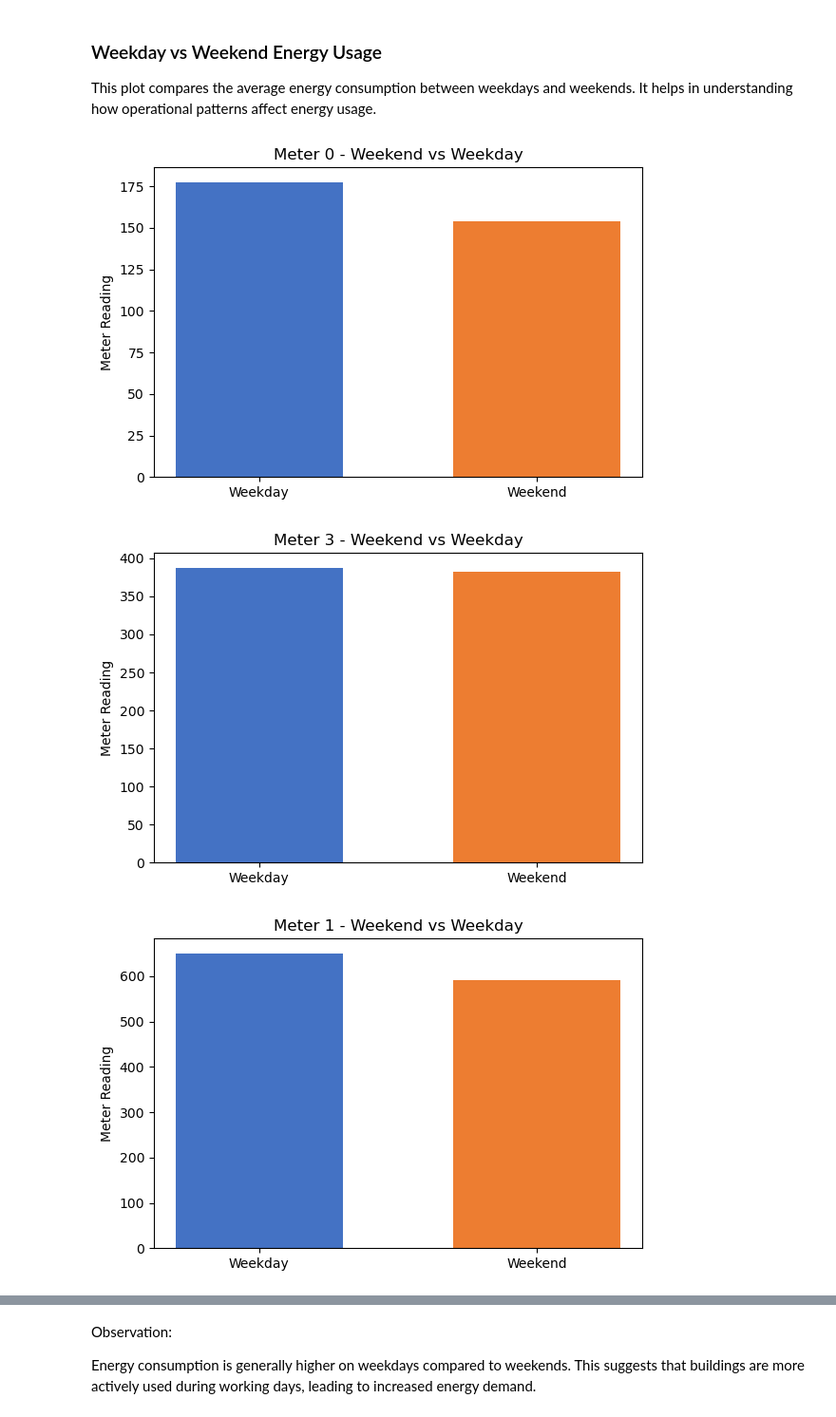
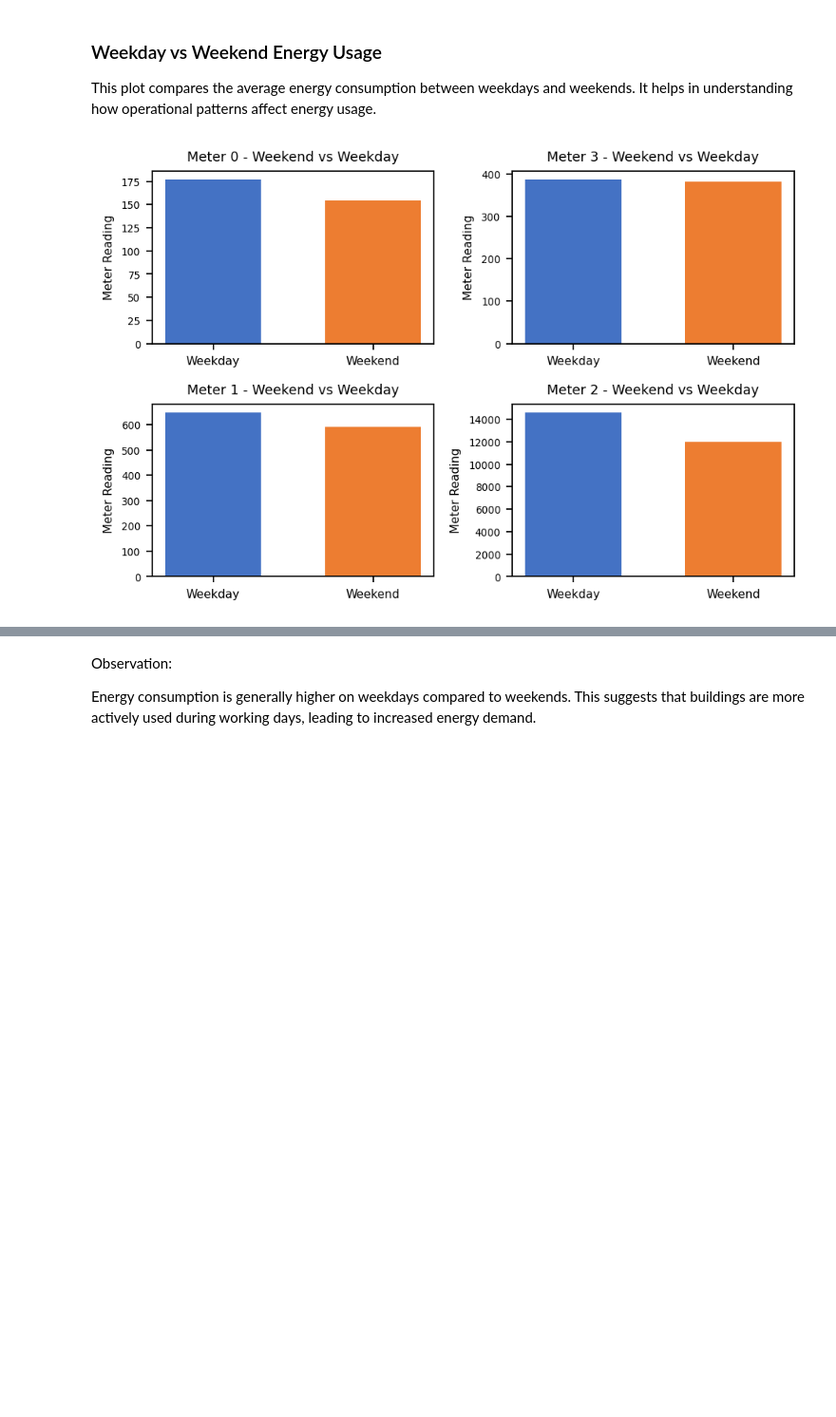
Before and after one commit to ZahraSabouri/CMT307_GreatEnergyPredictor, a Jupyter notebook: notebooks/Shivalika_TimeSeries_and_LightGBM.ipynb, the cells around one changed output, grey strips where cells are left out. Shown at 95% size. Drawn from its saved outputs; the diff is of its cells as text; code cells hidden in the pictures; blank space fills up the shorter version.

```diff
--- a/notebooks/Shivalika_TimeSeries_and_LightGBM.ipynb
+++ b/notebooks/Shivalika_TimeSeries_and_LightGBM.ipynb
@@ -150,31 +157,37 @@ Higher consumption in certain months may be due to increased heating or cooling
 This plot compares the average energy consumption between weekdays and weekends.
 It helps in understanding how operational patterns affect energy usage.
 # %%
+from pathlib import Path
+
+FINAL_REPORT_ASSETS_DIR = Path("../docs/Report/Final Report/assets")
+FINAL_REPORT_ASSETS_DIR.mkdir(parents=True, exist_ok=True)
+
 # ===============================
 # 6. WEEKDAY vs WEEKEND
 # ===============================
 
-for m in df["meter"].unique():
+meter_order = list(df["meter"].drop_duplicates())
+
+fig, axes = plt.subplots(2, 2, figsize=(6.0, 4.0), dpi=160)
+axes = axes.ravel()
+
+for ax, m in zip(axes, meter_order):
     subset = df[df["meter"] == m]
+    week = subset.groupby("is_weekend")["meter_reading"].mean().reindex([0, 1])
 
-    week = subset.groupby("is_weekend")["meter_reading"].mean().reset_index()
+    ax.bar([0, 1], week.values, color=["#4472C4", "#ED7D31"], width=0.6)
+    ax.set_xticks([0, 1])
+    ax.set_xticklabels(["Weekday", "Weekend"], fontsize=7)
+    ax.set_title(f"Meter {m} - Weekend vs Weekday", fontsize=8)
+    ax.set_ylabel("Meter Reading", fontsize=7)
+    ax.tick_params(axis='y', labelsize=6)
 
-    plt.figure(figsize=(6,4))
-    plt.bar(
-        week["is_weekend"],
-        week["meter_reading"],
-        color=["#4472C4", "#ED7D31"],
-        width=0.6,
-    )
+for ax in axes[len(meter_order):]:
+    ax.axis('off')
 
-    plt.xticks([0, 1], ["Weekday", "Weekend"])
-    plt.title(f"Meter {m} - Weekend vs Weekday")
-    plt.xlabel("")
-    plt.ylabel("Meter Reading")
-
-    plt.tight_layout()
-    plt.show()
+fig.tight_layout(pad=1.0)
+fig.savefig(FINAL_REPORT_ASSETS_DIR / "Test4.png", dpi=300, bbox_inches='tight')
+plt.show()
+print(f"Saved to {FINAL_REPORT_ASSETS_DIR / 'Test4.png'}")
 # %% [output]
-[figure, old version]
+[figure, new version]
-[figure, removed]
-[figure, removed]
```
Also changed, not shown: parts of 14 cells of this notebook, 23 other files.
